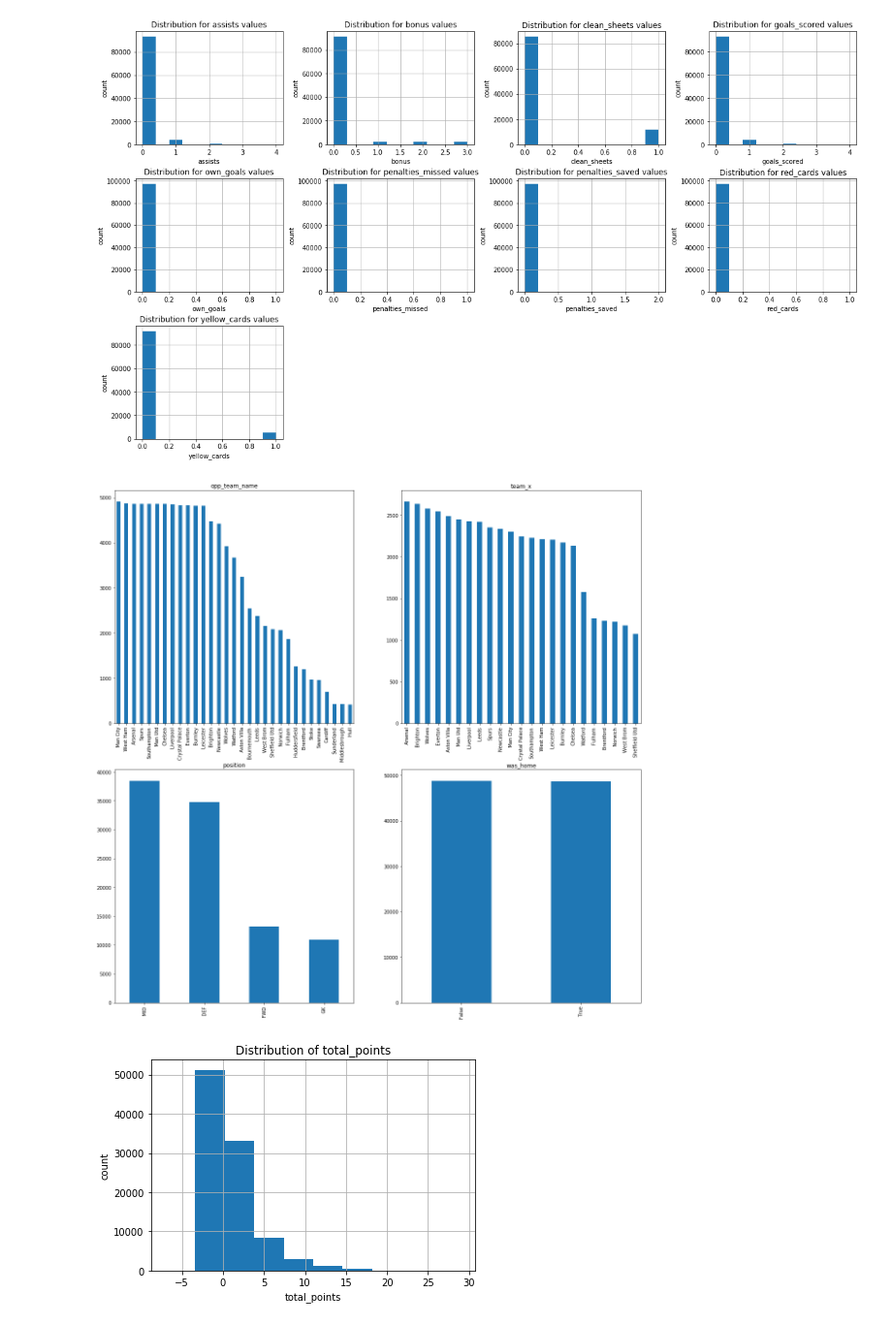
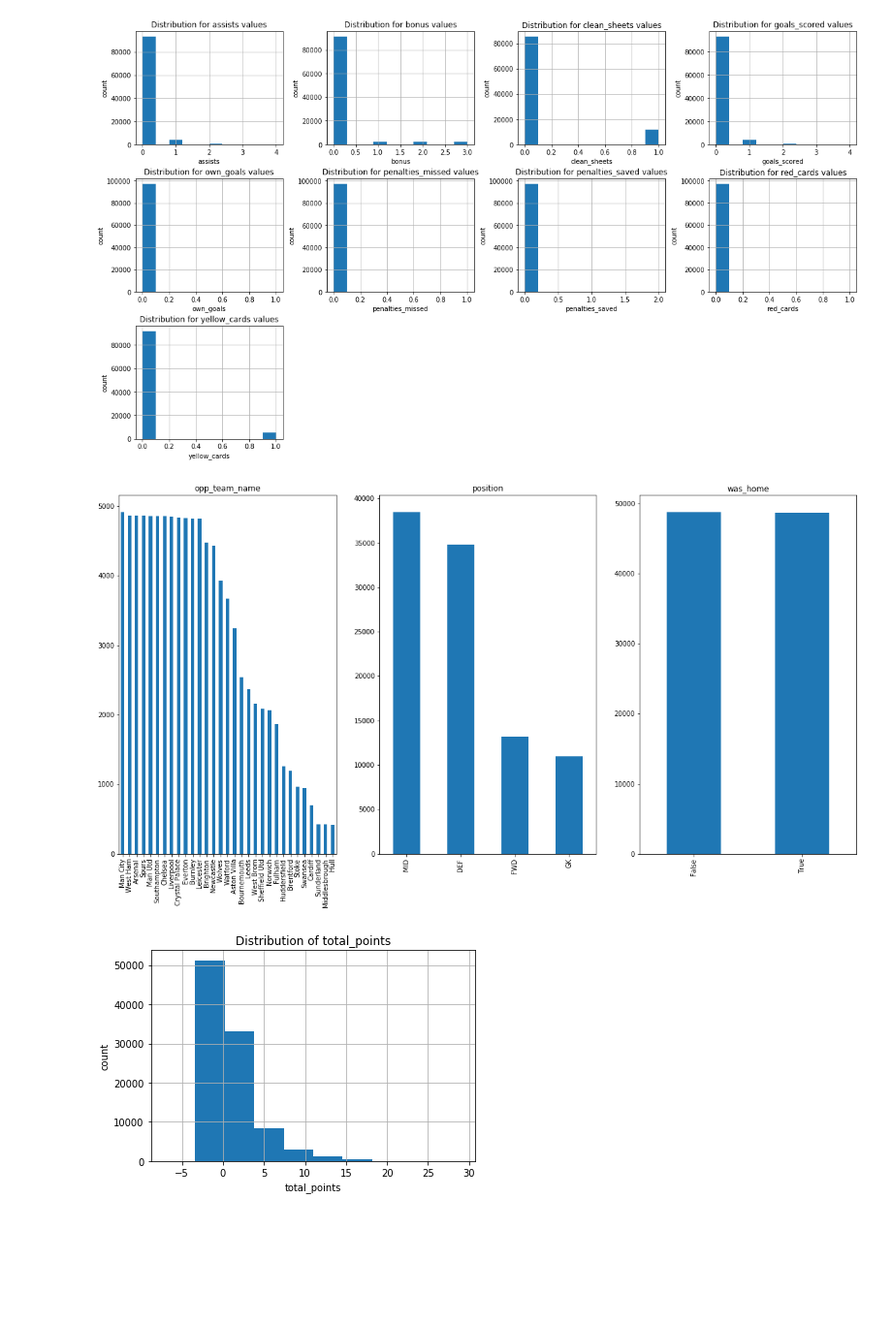
Before and after one commit to eklavyaj/FPL-Predictor, a Jupyter notebook: EDA-marvin.ipynb, the cells around one changed output. Shown at 97% size. Saved outputs shown, nothing was run; the diff lists cells and outputs as text; code cells hidden in the pictures; blank space fills up the shorter version.

```diff
--- a/EDA-marvin.ipynb
+++ b/EDA-marvin.ipynb
@@ -16,3 +30,5 @@ df = df.sort_values(['name', 'season_x', 'GW']).set_index(['total_points', 'name
+# %%
+df = df.drop(columns=['team_x'])
 # %% [markdown]
 Let's analyze the features to see which ones are categorical versus which ones are numerical
 # %%
@@ -82,12 +98,12 @@ for feature in ['name', 'season_x', 'kickoff_time']:
 # %%
 # Examine the distribution for categorical features (non float datatypes that aren't any of the above)
 
-fig, axes = plt.subplots(nrows=2,ncols=2, figsize=(20,20))
+fig, axes = plt.subplots(nrows=1,ncols=3, figsize=(20,10))
 
 for index, feature in enumerate(sorted(cat_vars)):
-    df[feature].value_counts().plot(ax=axes[index%2,index//2], subplots=True, kind='bar')
+    df[feature].value_counts().plot(ax=axes[index], subplots=True, kind='bar')
 # %% [output]
-[figure, old version]
+[figure, new version]
 # %%
 # Examine the distribution of y-labels
 
```
Also changed, not shown: parts of 11 cells of this notebook.
